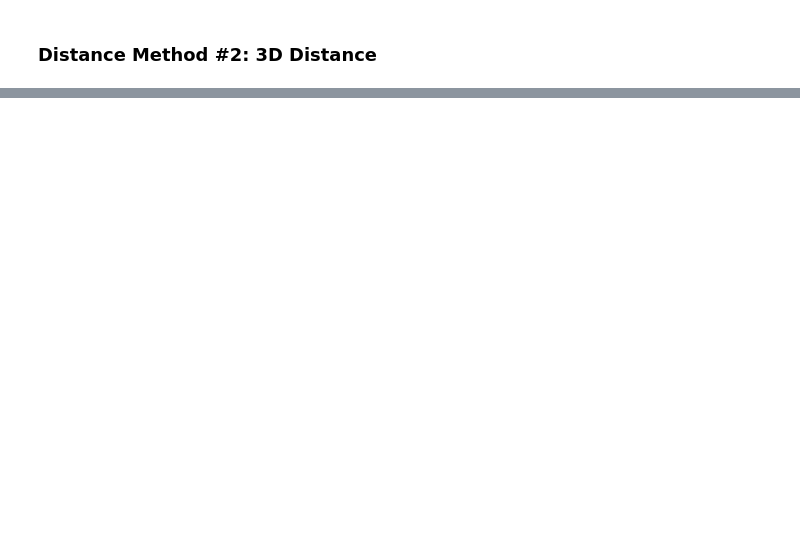
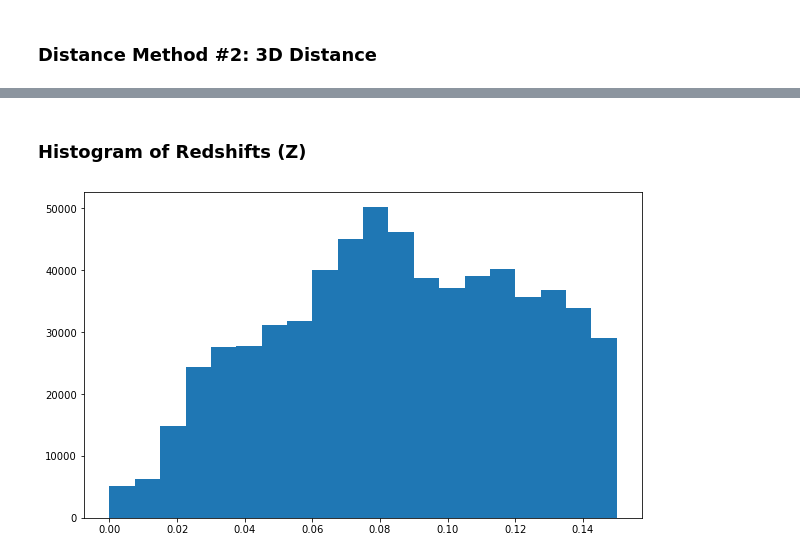
Before and after one commit to kadglass/SmallScale, a Jupyter notebook: Small Scale Environment.ipynb, the cells around one changed output, grey strips where cells are left out. Drawn from its saved outputs; the diff is of its cells as text; code cells hidden in the pictures; blank space fills up the shorter version.

```diff
--- a/Small Scale Environment.ipynb
+++ b/Small Scale Environment.ipynb
@@ -449,2 +451,13 @@ print(data_table['aimc'][1345])
 # %%
 dwarf_table[:5]
+# %% [markdown]
+### Histogram of Redshifts (Z)
+# %%
+plt.rcParams["figure.figsize"] = (10,6) #increase size of figure
+
+x = data_table['Z']
+plt.hist(x, 20)
+
+plt.show()
+# %% [output]
+[figure, added]
```
Also changed, not shown: parts of 20 cells of this notebook.
